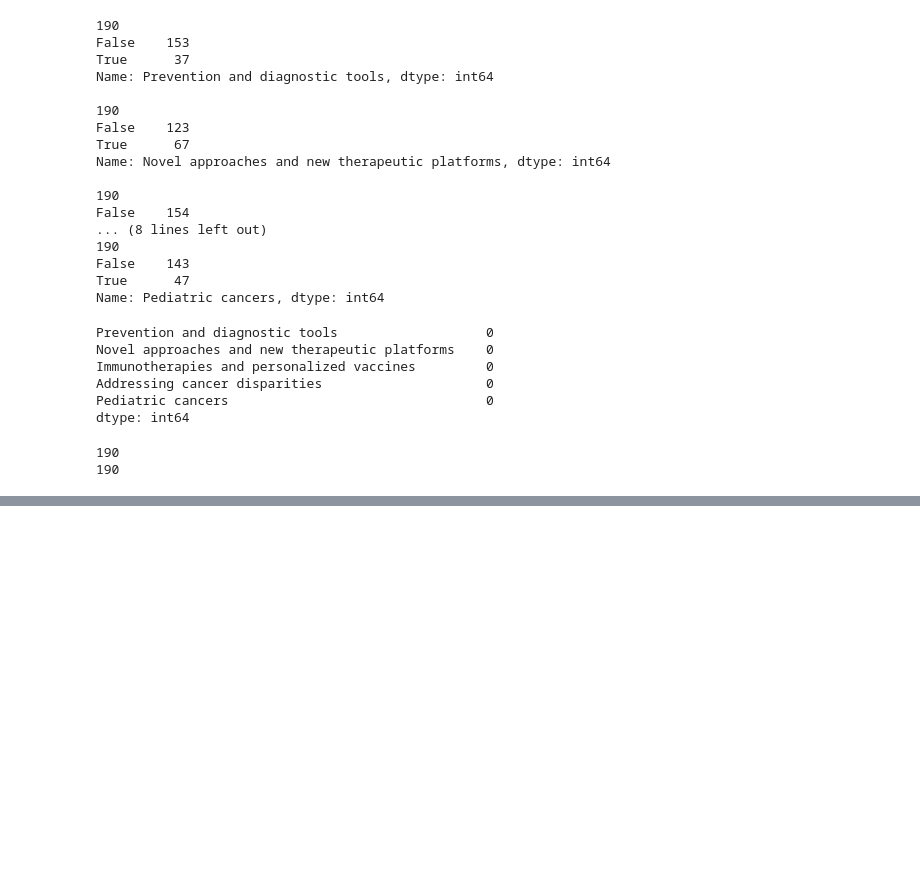
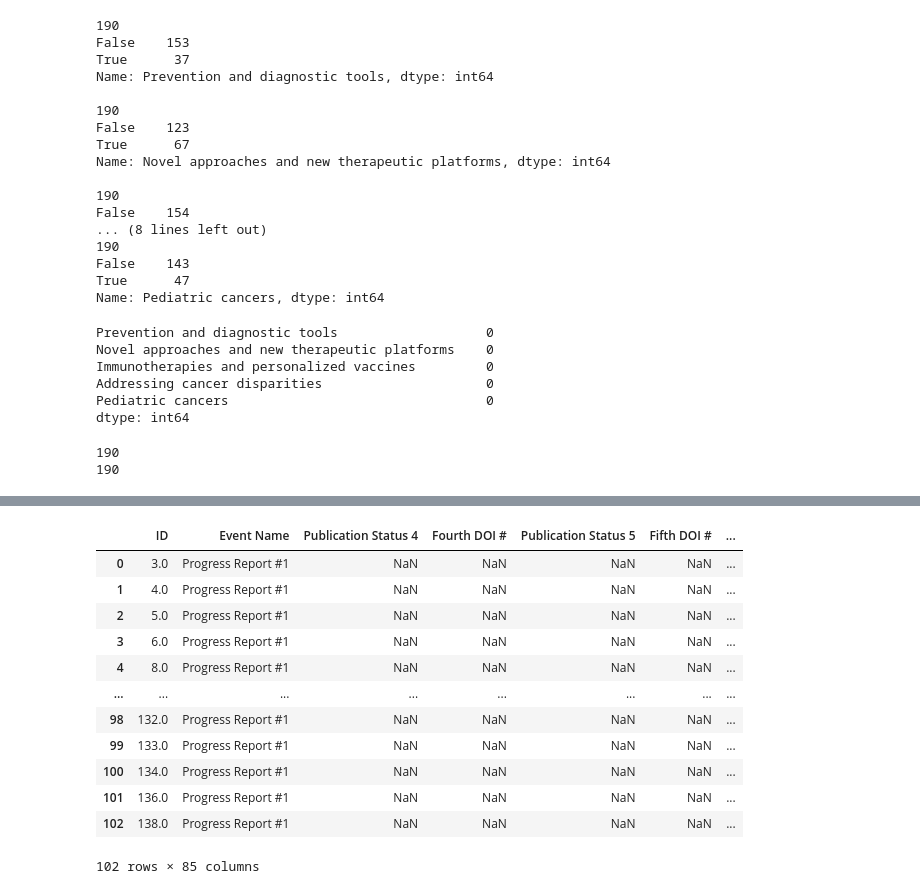
Before and after one commit to lucienqchen/curebound, a Jupyter notebook: curebound/notebooks/phu-diane-data-analysis.ipynb, the cells around one changed output, grey strips where cells are left out. Drawn from its saved outputs; the diff is of its cells as text; code cells hidden in the pictures; blank space fills up the shorter version.

Commit message:
added peer-reviewed publications prelim analysis

```diff
--- a/curebound/notebooks/phu-diane-data-analysis.ipynb
+++ b/curebound/notebooks/phu-diane-data-analysis.ipynb
@@ -101,0 +209,3 @@ print(roi.shape[0])
+# %%
+pd.set_option('display.max_rows', 22)
+roi[['Project Title', 'First Clinical Trial', 'Second Clinical Trial']].sort_values(by='Project Title', ascending=False)
@@ -101,0 +236,18 @@ print(roi.shape[0])
+# %%
+pr['Policy Influence'] = pr['Policy Influence'].fillna(False).astype(bool)
+
+pr[pr['Policy Influence']]
+# %% [output]
+|  | ID | Event Name | Publication Status 4 | Fourth DOI # | Publication Status 5 | Fifth DOI # | ... |
+| 0 | 3.0 | Progress Report #1 | NaN | NaN | NaN | NaN | ... |
+| 1 | 4.0 | Progress Report #1 | NaN | NaN | NaN | NaN | ... |
+| 2 | 5.0 | Progress Report #1 | NaN | NaN | NaN | NaN | ... |
+| 3 | 6.0 | Progress Report #1 | NaN | NaN | NaN | NaN | ... |
+| 4 | 8.0 | Progress Report #1 | NaN | NaN | NaN | NaN | ... |
+| ... | ... | ... | ... | ... | ... | ... | ... |
+| 98 | 132.0 | Progress Report #1 | NaN | NaN | NaN | NaN | ... |
+| 99 | 133.0 | Progress Report #1 | NaN | NaN | NaN | NaN | ... |
+| 100 | 134.0 | Progress Report #1 | NaN | NaN | NaN | NaN | ... |
+| 101 | 136.0 | Progress Report #1 | NaN | NaN | NaN | NaN | ... |
+| 102 | 138.0 | Progress Report #1 | NaN | NaN | NaN | NaN | ... |
+102 rows × 85 columns
```
Also changed, not shown: parts of 15 cells of this notebook, 5 other files.
